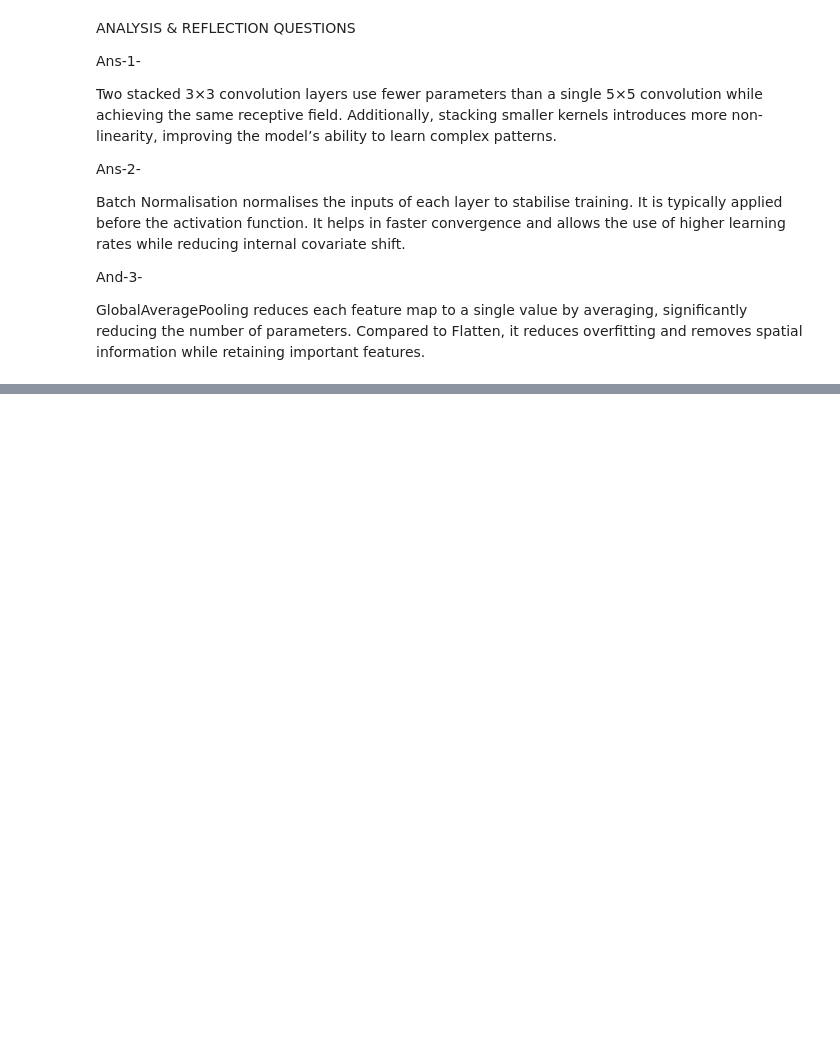
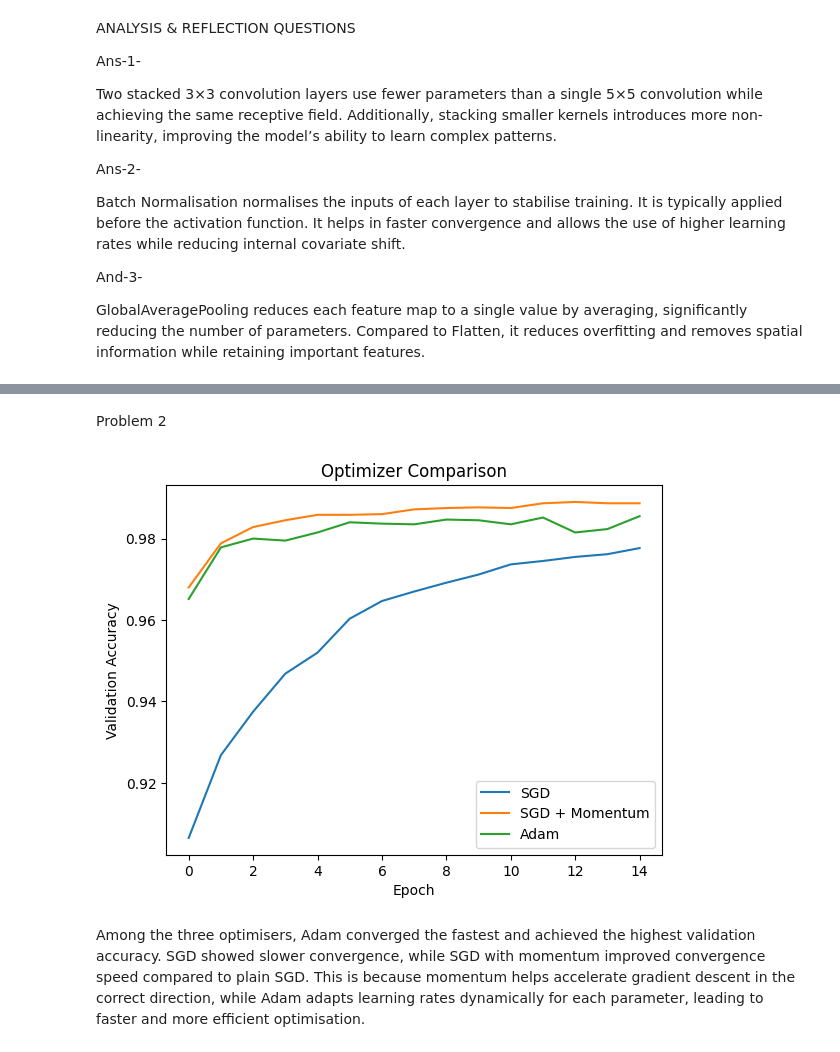
Before and after one commit to Aditya-Developer911a2/CNN-Lab-RGIPT, a Jupyter notebook: 24it3003_AdityaKumarSingh_CNN_Lab .ipynb, the cells around one changed output, grey strips where cells are left out. Cells and saved outputs as stored; diff of their text form; code cells hidden in the pictures; blank space fills up the shorter version.

```diff
--- a/24it3003_AdityaKumarSingh_CNN_Lab .ipynb
+++ b/24it3003_AdityaKumarSingh_CNN_Lab .ipynb
@@ -465,0 +543,2 @@ GlobalAveragePooling reduces each feature map to a single value by averaging, si
+# %% [markdown]
+Problem 2
@@ -465,0 +597,34 @@ GlobalAveragePooling reduces each feature map to a single value by averaging, si
+# %%
+#Adam
+
+model_adam = build_lenet()
+
+model_adam.compile(
+    optimizer=tf.keras.optimizers.Adam(learning_rate=0.001),
+    loss='categorical_crossentropy',
+    metrics=['accuracy']
+)
+
+history_adam = model_adam.fit(
+    x_train_mnist, y_train_mnist,
+    epochs=15, batch_size=64,
+    validation_split=0.1, verbose=0
+)
+# %%
+plt.figure()
+
+plt.plot(history_sgd.history['val_accuracy'], label='SGD')
+plt.plot(history_mom.history['val_accuracy'], label='SGD + Momentum')
+plt.plot(history_adam.history['val_accuracy'], label='Adam')
+
+plt.title("Optimizer Comparison")
+plt.xlabel("Epoch")
+plt.ylabel("Validation Accuracy")
+plt.legend()
+
+plt.savefig("optimiser_comparison.png")
+plt.show()
+# %% [output]
+[figure, added]
+# %% [markdown]
+Among the three optimisers, Adam converged the fastest and achieved the highest validation accuracy. SGD showed slower convergence, while SGD with momentum improved convergence speed compared to plain SGD. This is because momentum helps accelerate gradient descent in the correct direction, while Adam adapts learning rates dynamically for each parameter, leading to faster and more efficient optimisation.
```
Also changed, not shown: parts of 28 cells of this notebook.
